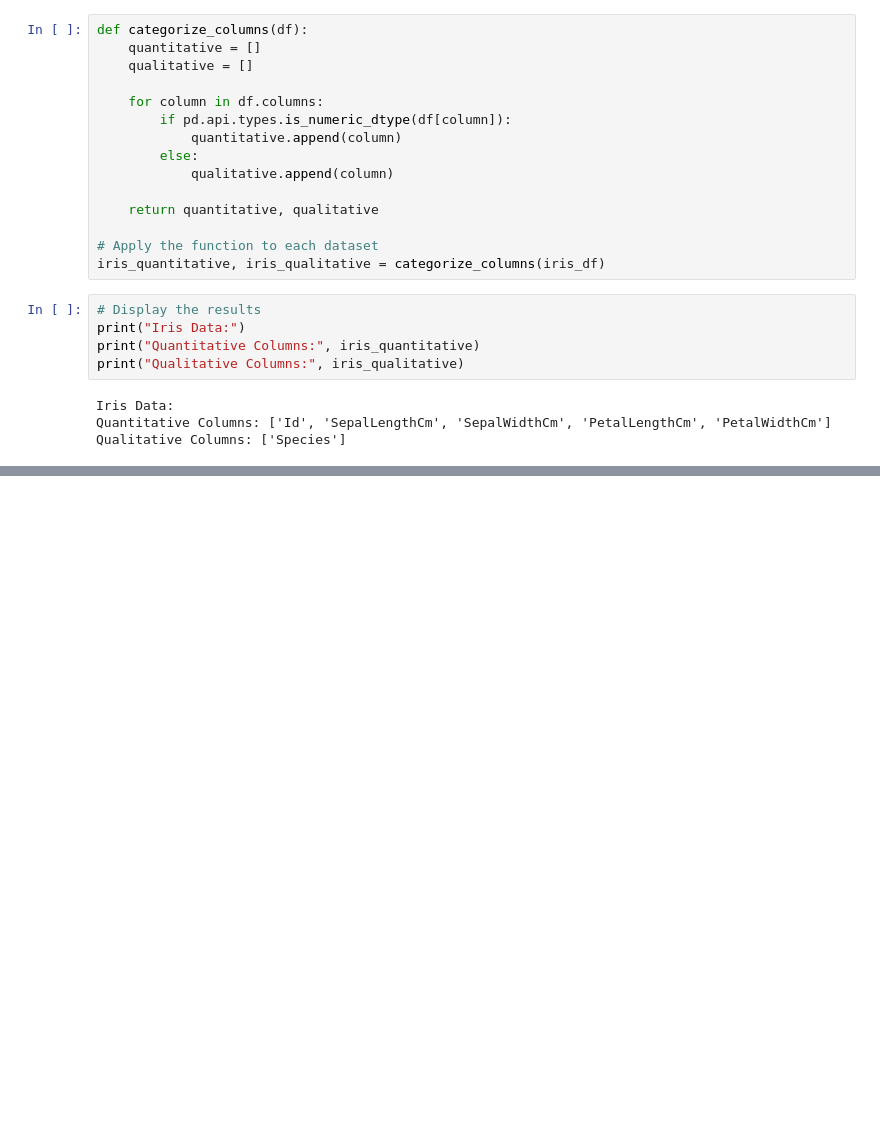
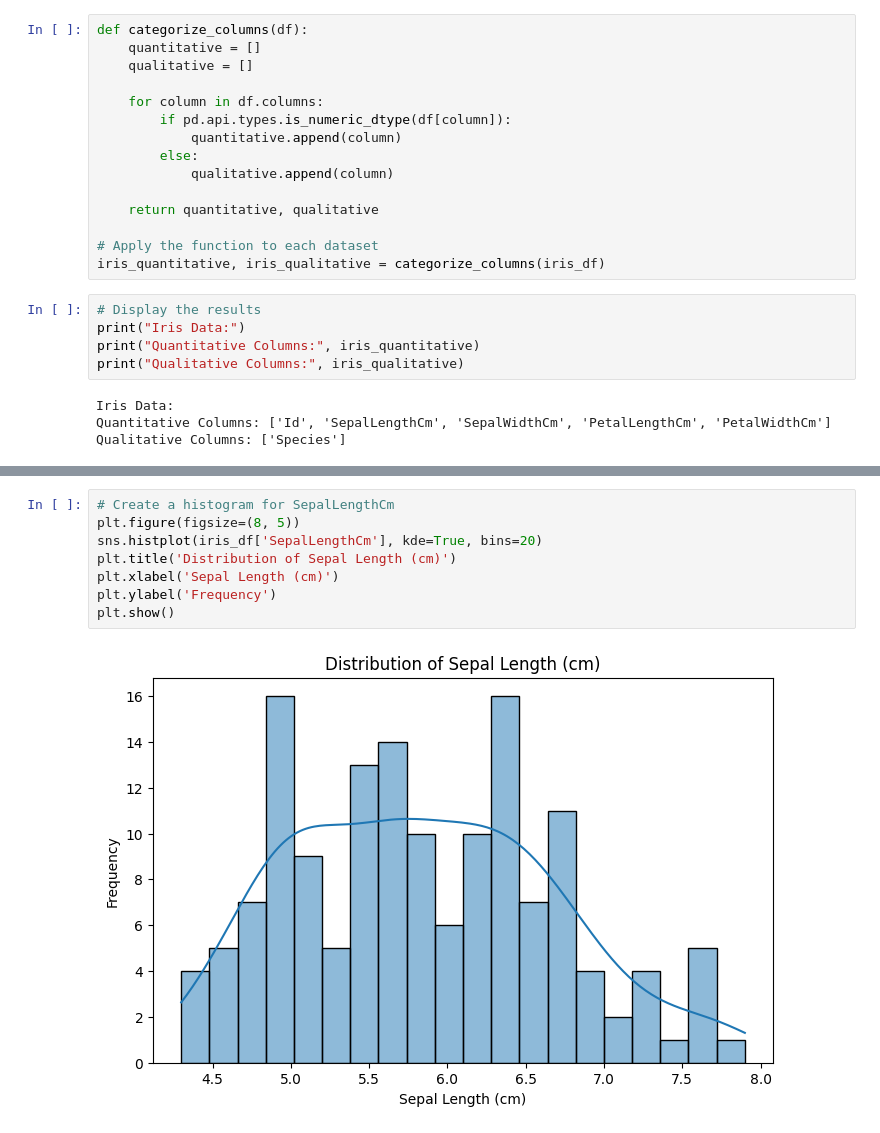
Before and after one commit to Commit-ted/DI-Bootcamp, a Jupyter notebook: Week4_PreProcessing_Data/D2/ExerciseXP/EX_XP_4_5.ipynb, the cells around one changed output, grey strips where cells are left out. Drawn from its saved outputs; the diff is of its cells as text; blank space fills up the shorter version.

```diff
--- a/Week4_PreProcessing_Data/D2/ExerciseXP/EX_XP_4_5.ipynb
+++ b/Week4_PreProcessing_Data/D2/ExerciseXP/EX_XP_4_5.ipynb
@@ -38,0 +78,10 @@ Qualitative Columns: ['Species']
+# %%
+# Create a histogram for SepalLengthCm
+plt.figure(figsize=(8, 5))
+sns.histplot(iris_df['SepalLengthCm'], kde=True, bins=20)
+plt.title('Distribution of Sepal Length (cm)')
+plt.xlabel('Sepal Length (cm)')
+plt.ylabel('Frequency')
+plt.show()
+# %% [output]
+[figure, added]
```
Also changed, not shown: parts of 3 cells of this notebook.
